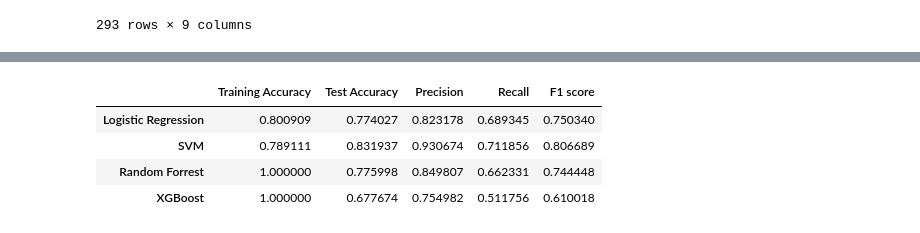
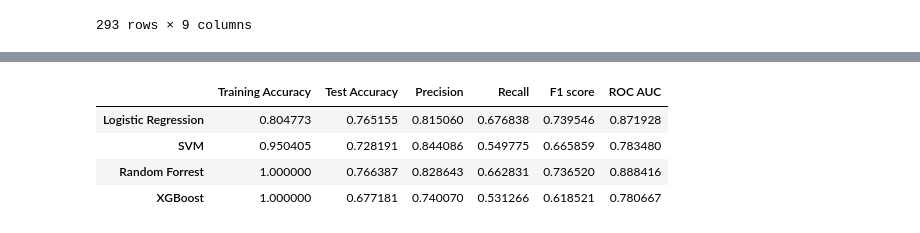
Before and after one commit to ArnavNalk/ipl-auction, a Jupyter notebook: chase_predicton_model.ipynb, the cells around one changed output, grey strips where cells are left out. Cells and saved outputs as stored; diff of their text form; code cells hidden in the pictures.

```diff
--- a/chase_predicton_model.ipynb
+++ b/chase_predicton_model.ipynb
@@ -66,6 +68,9 @@ ball_df['wickets_remaining'] = 10 - ball_df['wickets_taken']
 ball_df['crr'] = (ball_df['current_score'] * 6) / ball_df['balls_bowled']
 ball_df['rrr'] = (ball_df['runs_required'] * 6) / ball_df['balls_remaining']
 ball_df['did_win'] = (ball_df['batting_team'] == ball_df['winner']).astype(int)
+ball_df['collapse_pressure'] = (ball_df['runs_required'] / (ball_df['wickets_remaining'] + 1e-5))
+ball_df['resource_index'] = (ball_df['wickets_remaining'] * ball_df['balls_remaining'])
+ball_df['wicket_ball_ratio'] = (ball_df['wickets_remaining'] / ball_df['balls_remaining'])
 # %%
 ball_df
 # %% [output]
@@ -92,6 +97,9 @@ final_df = ball_df[[
     'target_score',
     'crr',
     'rrr',
+    'collapse_pressure',
+    'resource_index',
+    'wicket_ball_ratio',
     'batting_team_form',
     'bowling_team_form',
     'venue',
@@ -126,3 +141,23 @@ preprocessor = ColumnTransformer(
+# %%
+numeric_cols = [
+    'runs_required',
+    'balls_remaining',
+    'wickets_remaining',
+    'target_score',
+    'crr',
+    'rrr',
+    'batting_team_form',
+    'bowling_team_form',
+    'collapse_pressure',
+    'resource_index',
+    'wicket_ball_ratio'
+]
+preprocessor = ColumnTransformer(
+    transformers=[
+        ('onehot', OneHotEncoder(handle_unknown='ignore'), ['venue']),
+        ('num', StandardScaler(), numeric_cols)
+    ]
+)
 # %%
 time_train_df = final_df[final_df['date']<='2025-04-19']
 time_test_df = final_df[final_df['date']>'2025-04-19']
@@ -140,27 +175,29 @@ models ={
 # %%
 results = {}
 for name,model in models.items():
     model_pipeline = Pipeline(steps=[
     ('preprocessor', preprocessor),
     ('classifier', model)])
     model_pipeline.fit(X_train_time,y_train_time)
     y_pred_train = model_pipeline.predict(X_train_time)
     y_pred = model_pipeline.predict(X_test_time)
     y_pred_proba = model_pipeline.predict_proba(X_test_time)[:,1]
     train_acc = accuracy_score(y_pred_train,y_train_time)
     test_acc = accuracy_score(y_pred,y_test_time)
     pres = precision_score(y_test_time,y_pred)
     rec = recall_score(y_test_time,y_pred)
     f1 = f1_score(y_test_time,y_pred)
-    results[name] = {'Training Accuracy':train_acc,'Test Accuracy':test_acc,'Precision':pres,'Recall':rec,'F1 score':f1}
+    roc = roc_auc_score(y_test_time,y_pred_proba)
+    results[name] = {'Training Accuracy':train_acc,'Test Accuracy':test_acc,'Precision':pres,
+                     'Recall':rec,'F1 score':f1,'ROC AUC':roc}
 results_df = pd.DataFrame(results).T
 results_df
 # %% [output]
-|  | Training Accuracy | Test Accuracy | Precision | Recall | F1 score |
-| Logistic Regression | 0.800909 | 0.774027 | 0.823178 | 0.689345 | 0.750340 |
-| SVM | 0.789111 | 0.831937 | 0.930674 | 0.711856 | 0.806689 |
-| Random Forrest | 1.000000 | 0.775998 | 0.849807 | 0.662331 | 0.744448 |
-| XGBoost | 1.000000 | 0.677674 | 0.754982 | 0.511756 | 0.610018 |
+|  | Training Accuracy | Test Accuracy | Precision | Recall | F1 score | ROC AUC |
+| Logistic Regression | 0.804773 | 0.765155 | 0.815060 | 0.676838 | 0.739546 | 0.871928 |
+| SVM | 0.950405 | 0.728191 | 0.844086 | 0.549775 | 0.665859 | 0.783480 |
+| Random Forrest | 1.000000 | 0.766387 | 0.828643 | 0.662831 | 0.736520 | 0.888416 |
+| XGBoost | 1.000000 | 0.677181 | 0.740070 | 0.531266 | 0.618521 | 0.780667 |
 # %%
 rf_pipeline = Pipeline(steps=[('preprocessor', preprocessor),
                               ('classifier', RandomForestClassifier(random_state=42))])
```
Also changed, not shown: parts of 17 cells of this notebook, 7 other files.
